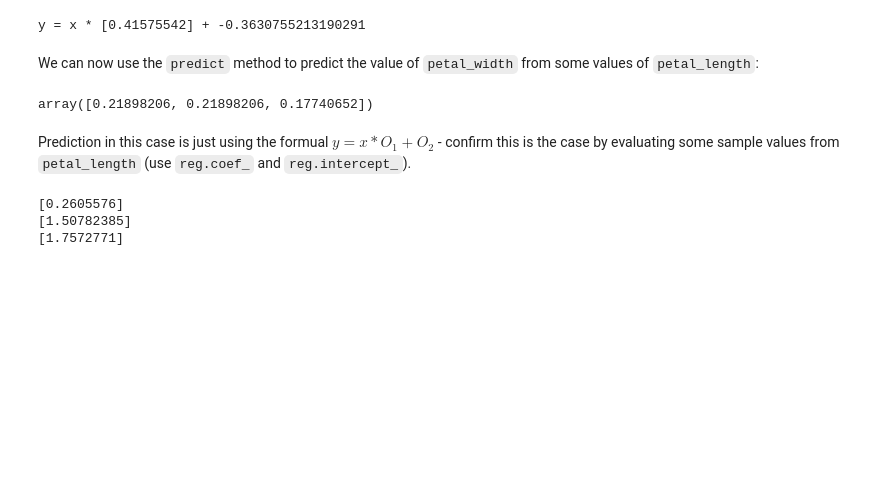
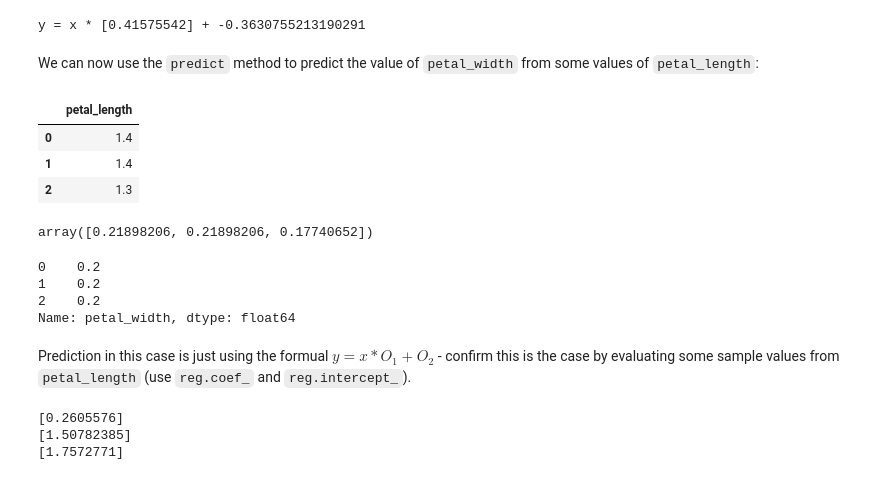
Before and after one commit to N-2-O/COMP2200-practical-workshops-N-2-O, a Jupyter notebook: Workshop Week 5.ipynb, the cells around one changed output. Drawn from its saved outputs; the diff is of its cells as text; code cells hidden in the pictures; blank space fills up the shorter version.

```diff
--- a/Workshop Week 5.ipynb
+++ b/Workshop Week 5.ipynb
@@ -83,10 +118,24 @@ print("y = x *", reg.coef_, "+", reg.intercept_)
 y = x * [0.41575542] + -0.3630755213190291
 # %% [markdown]
 We can now use the `predict` method to predict the value of `petal_width` from some values of `petal_length`:
+# %%
+X[:3]
+# %% [output]
+|  | petal_length |
+| 0 | 1.4 |
+| 1 | 1.4 |
+| 2 | 1.3 |
 # %%
 reg.predict(X[:3]) #0.2 expected for first three
 # %% [output]
 array([0.21898206, 0.21898206, 0.17740652])
+# %%
+y[:3]
+# %% [output]
+0    0.2
+1    0.2
+2    0.2
+Name: petal_width, dtype: float64
 # %% [markdown]
 Prediction in this case is just using the formual $y = x * O_1 + O_2$ - confirm this is the case by evaluating some sample values from `petal_length` (use `reg.coef_` and `reg.intercept_`).
 # %%
```
Also changed, not shown: parts of 18 cells of this notebook.
